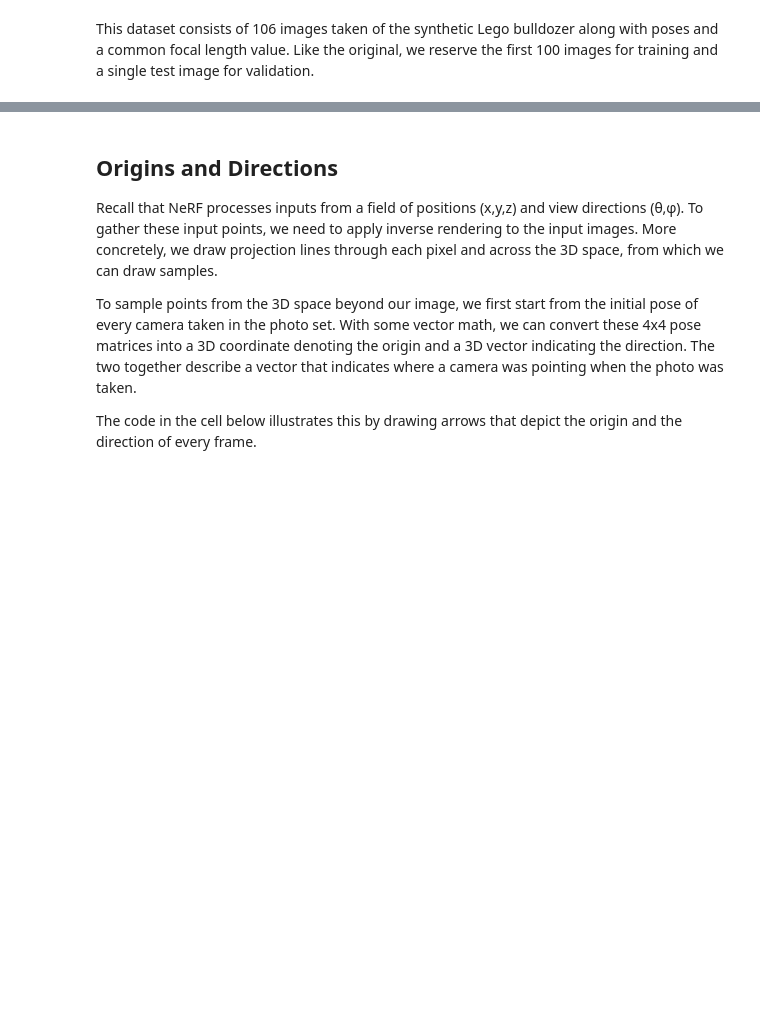
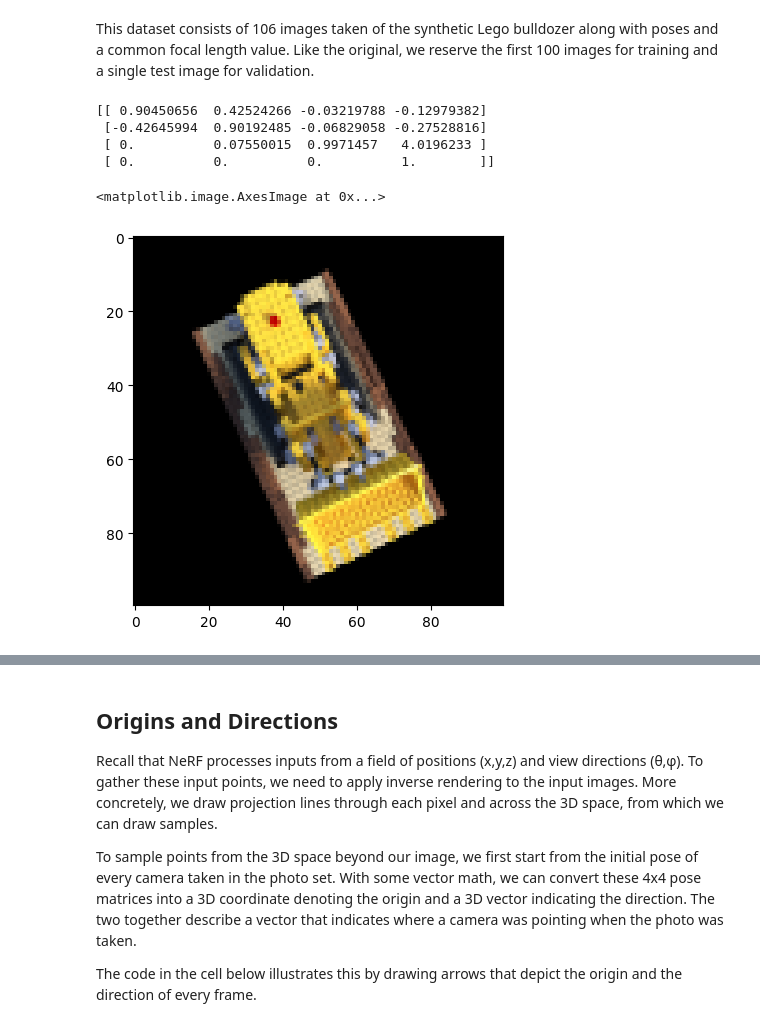
Before and after one commit to Jorgeromeu/NeRF2D, a Jupyter notebook: NeRF_from_Nothing.ipynb, the cells around one changed output, grey strips where cells are left out. Cells and saved outputs as stored; diff of their text form; code cells hidden in the pictures; blank space fills up the shorter version.

```diff
--- a/NeRF_from_Nothing.ipynb
+++ b/NeRF_from_Nothing.ipynb
@@ -52 +57,15 @@ This dataset consists of 106 images taken of the synthetic Lego bulldozer along
+# %%
+idx = 7
+im = images[idx]
+pose = poses[idx]
+
+print(pose)
+plt.imshow(im)
+# %% [output]
+[[ 0.90450656  0.42524266 -0.03219788 -0.12979382]
+ [-0.42645994  0.90192485 -0.06829058 -0.27528816]
+ [ 0.          0.07550015  0.9971457   4.0196233 ]
+ [ 0.          0.          0.          1.        ]]
+<matplotlib.image.AxesImage at 0x...>
+[figure, added]
 # %%
```
Also changed, not shown: parts of 6 cells of this notebook, 2 other files.
